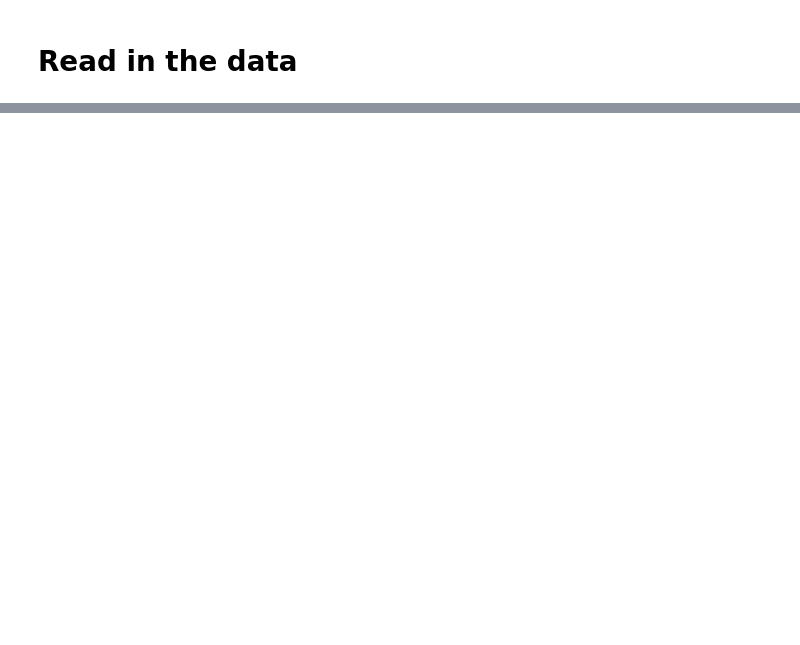
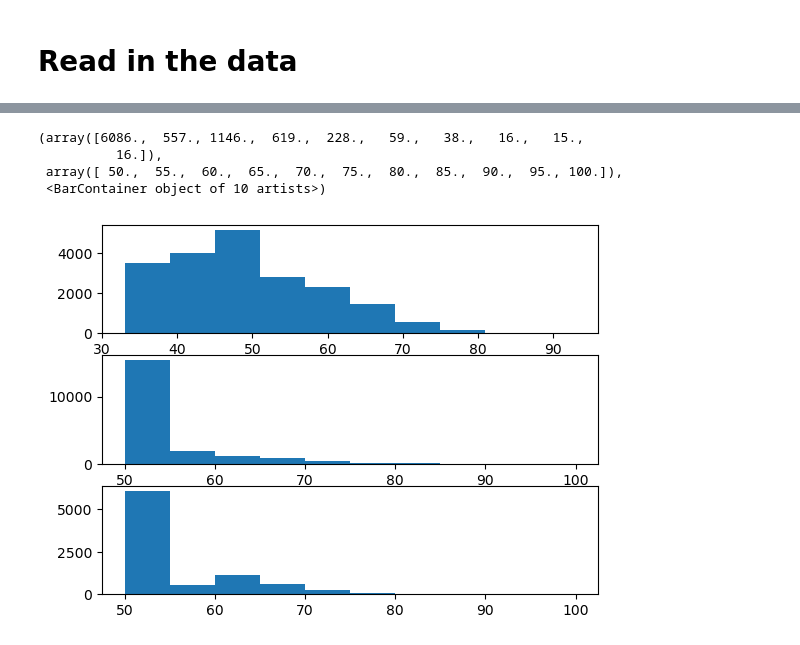
Before and after one commit to junting-ren/ZIV, a Jupyter notebook: notebooks/data_application.ipynb, the cells around one changed output, grey strips where cells are left out. Saved outputs shown, nothing was run; the diff lists cells and outputs as text; code cells hidden in the pictures; blank space fills up the shorter version.

```diff
--- a/notebooks/data_application.ipynb
+++ b/notebooks/data_application.ipynb
@@ -23,3 +71,14 @@ list_ROI = pyreadr.read_r('../dataset/ABCD_ROI.list.RData')
+# %%
+fig, axs = plt.subplots(3)
+axs[0].hist(ABCD.cbcl_scr_syn_internal_t)
+axs[1].hist(ABCD.cbcl_scr_syn_anxdep_t)
+axs[2].hist(ABCD.abcl_scr_sub_use_alcohol_t)
+# %% [output]
+(array([6086.,  557., 1146.,  619.,  228.,   59.,   38.,   16.,   15.,
+          16.]),
+ array([ 50.,  55.,  60.,  65.,  70.,  75.,  80.,  85.,  90.,  95., 100.]),
+ <BarContainer object of 10 artists>)
+[figure, added]
 # %%
 from torch.utils.data import Dataset, DataLoader
 import os
```
Also changed, not shown: parts of 7 cells of this notebook, 4 other files.
